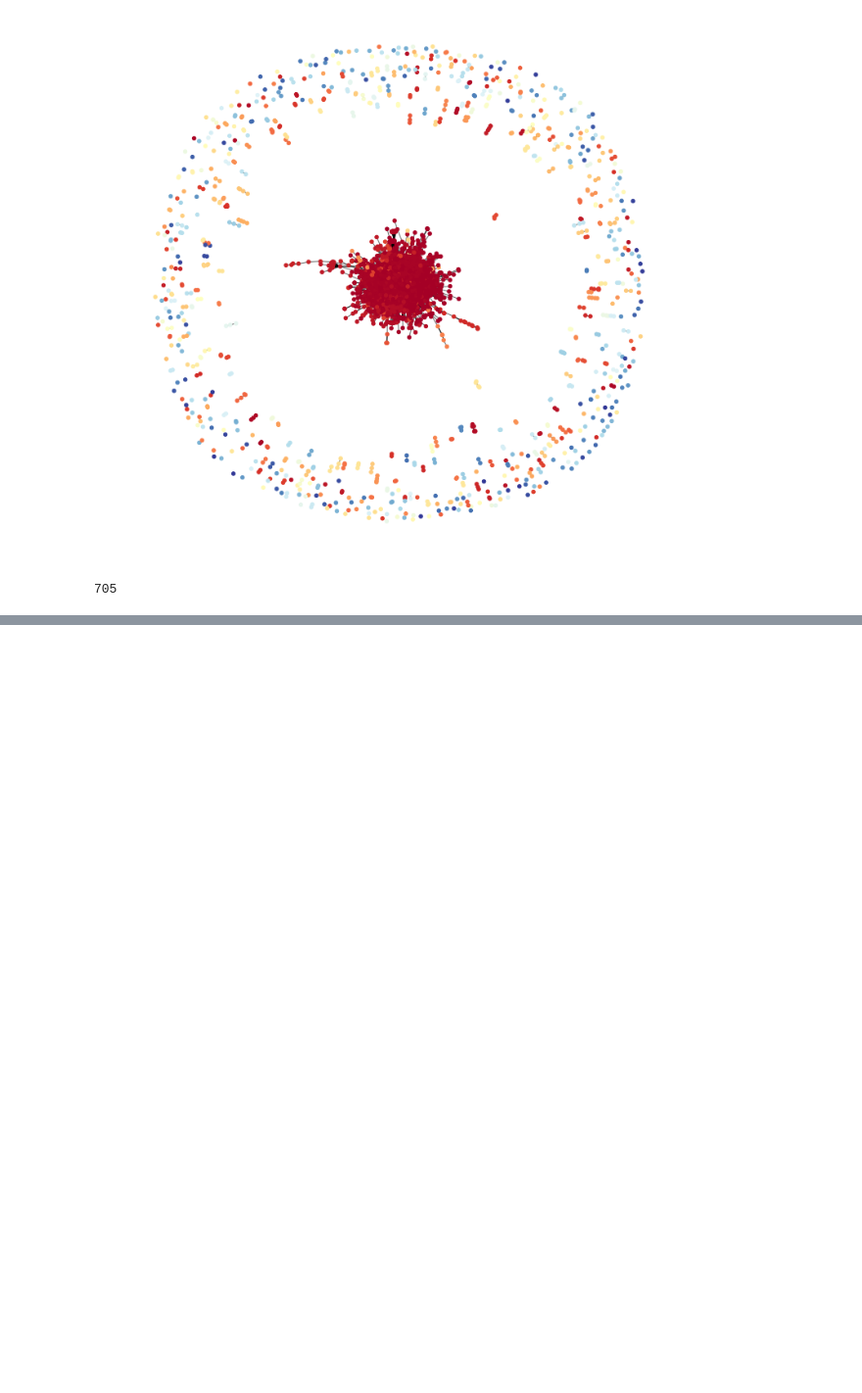
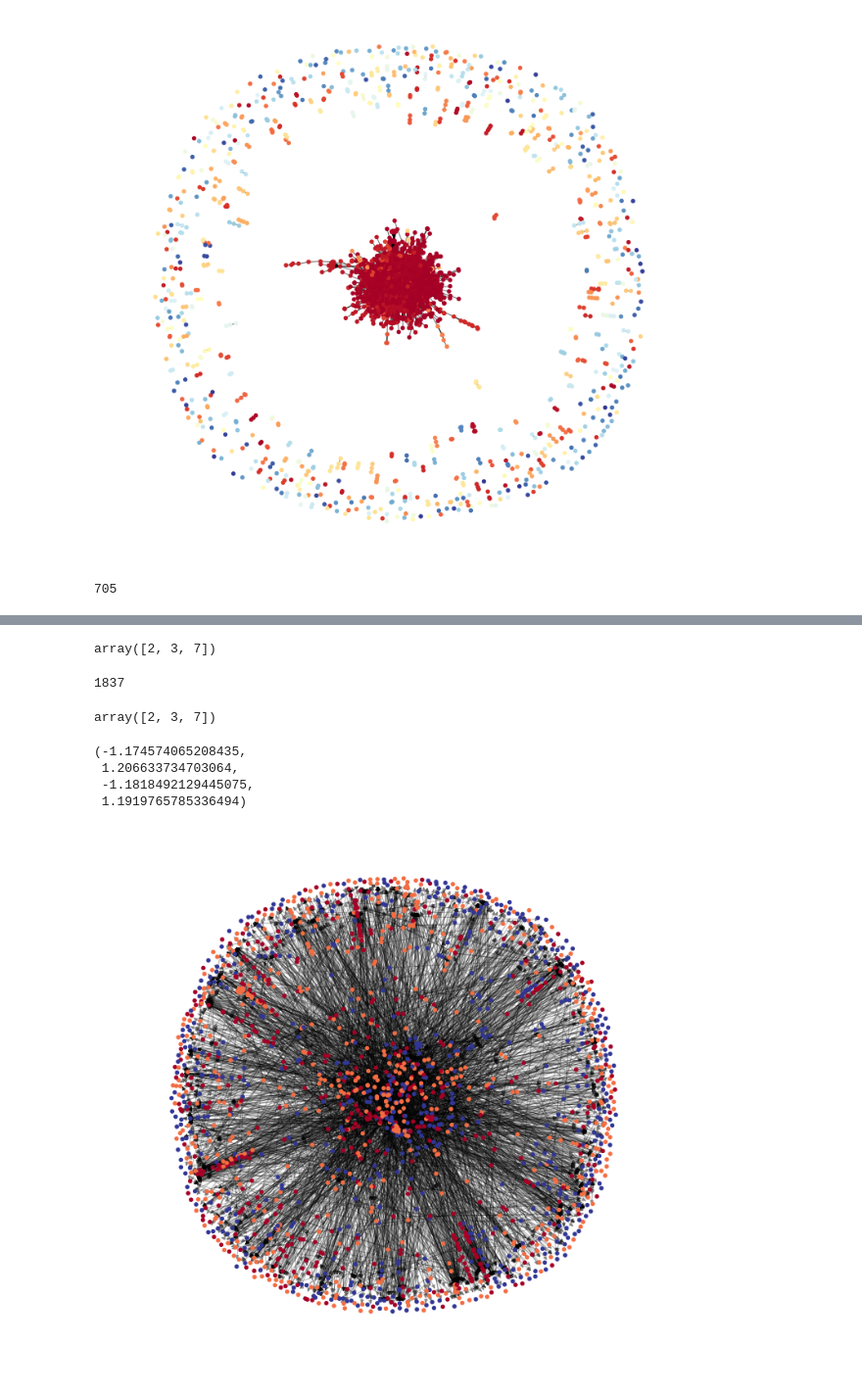
Before and after one commit to laudao/PLDAC_TWITTER, a Jupyter notebook: test_graph.ipynb, the cells around one changed output, grey strips where cells are left out. Shown at 98% size. Cells and saved outputs as stored; diff of their text form; code cells hidden in the pictures; blank space fills up the shorter version.

Commit message:
computed community graph

```diff
--- a/test_graph.ipynb
+++ b/test_graph.ipynb
@@ -119,0 +125,2 @@ users_7 = []
+# %%
+groups_filtered = groups_counts[np.where(groups_counts[:,1] >= 500)]
@@ -120,4 +131,8 @@ users_7 = []
 # %%
+parts_filtered = dict()
+G_filtered = G.copy()
 for user_id, group in parts.items():
-    if group == 7:
-        users_7.append(user_id)
+    if group in groups_filtered[:,0]:
+        parts_filtered[user_id] = group
+    else:
+        G_filtered.remove_node(user_id)
@@ -167,0 +139,29 @@ tweets_7
+# %%
+np.unique(list(parts_filtered.values()))
+# %% [output]
+array([2, 3, 7])
+# %%
+values_filtered = [parts_filtered.get(node) for node in G_filtered.nodes()]
+# %%
+spring_pos_filtered = nx.spring_layout(G_filtered)
+# %%
+len(list(G_filtered.nodes()))
+# %% [output]
+1837
+# %%
+np.unique(values_filtered)
+# %% [output]
+array([2, 3, 7])
+# %%
+plt.figure(figsize=(12, 12))
+#nx.draw_networkx(G_filtered, spring_pos_filtered, node_size=20, cmap=plt.cm.RdYlBu, node_color=values_filtered)
+nx.draw_networkx_nodes(G_filtered, spring_pos_filtered, node_size=20, cmap=plt.cm.RdYlBu, node_color=values_filtered)
+nx.draw_networkx_edges(G_filtered, spring_pos_filtered, alpha=0.3)
+plt.axis('off')
+#plt.show(G_filtered)
+# %% [output]
+(-1.174574065208435,
+ 1.206633734703064,
+ -1.1818492129445075,
+ 1.1919765785336494)
+[figure, added]
```
Also changed, not shown: parts of 17 cells of this notebook, 13 other files.
